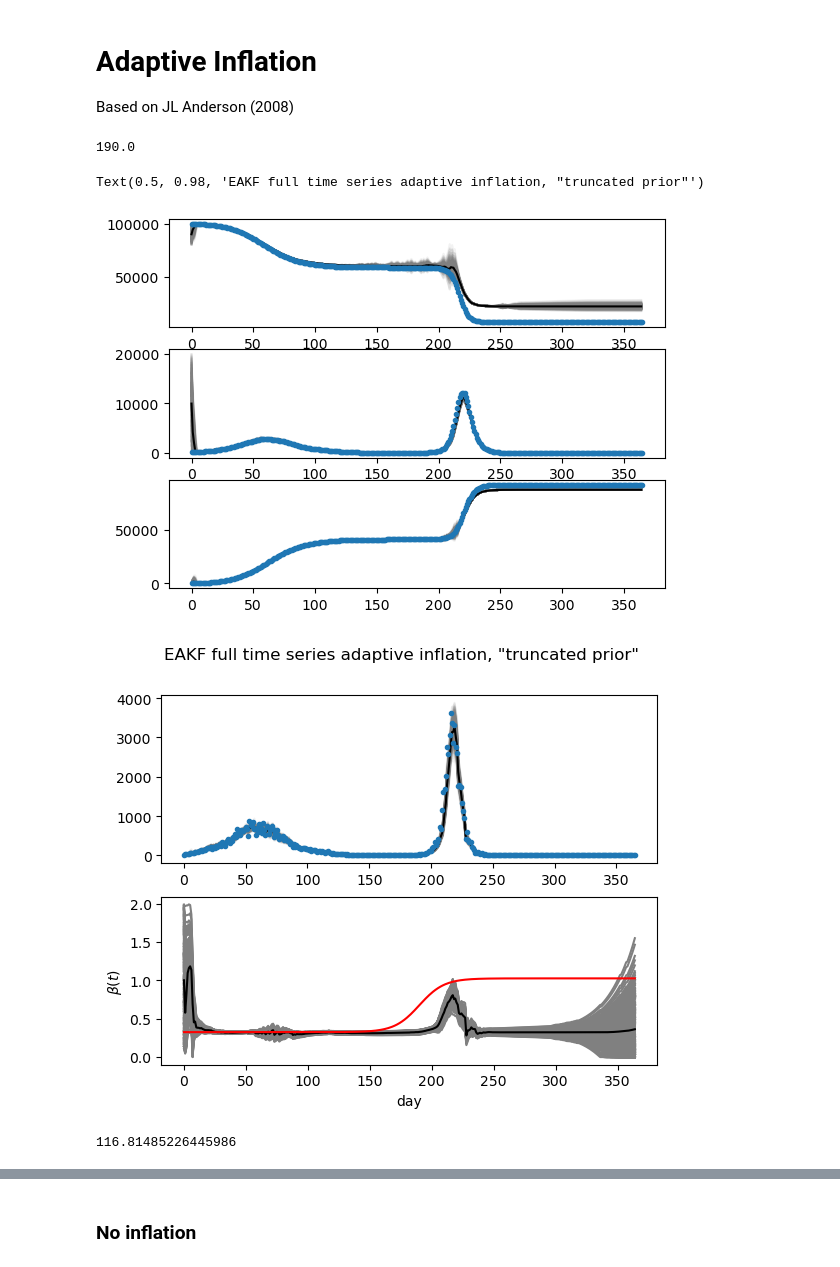
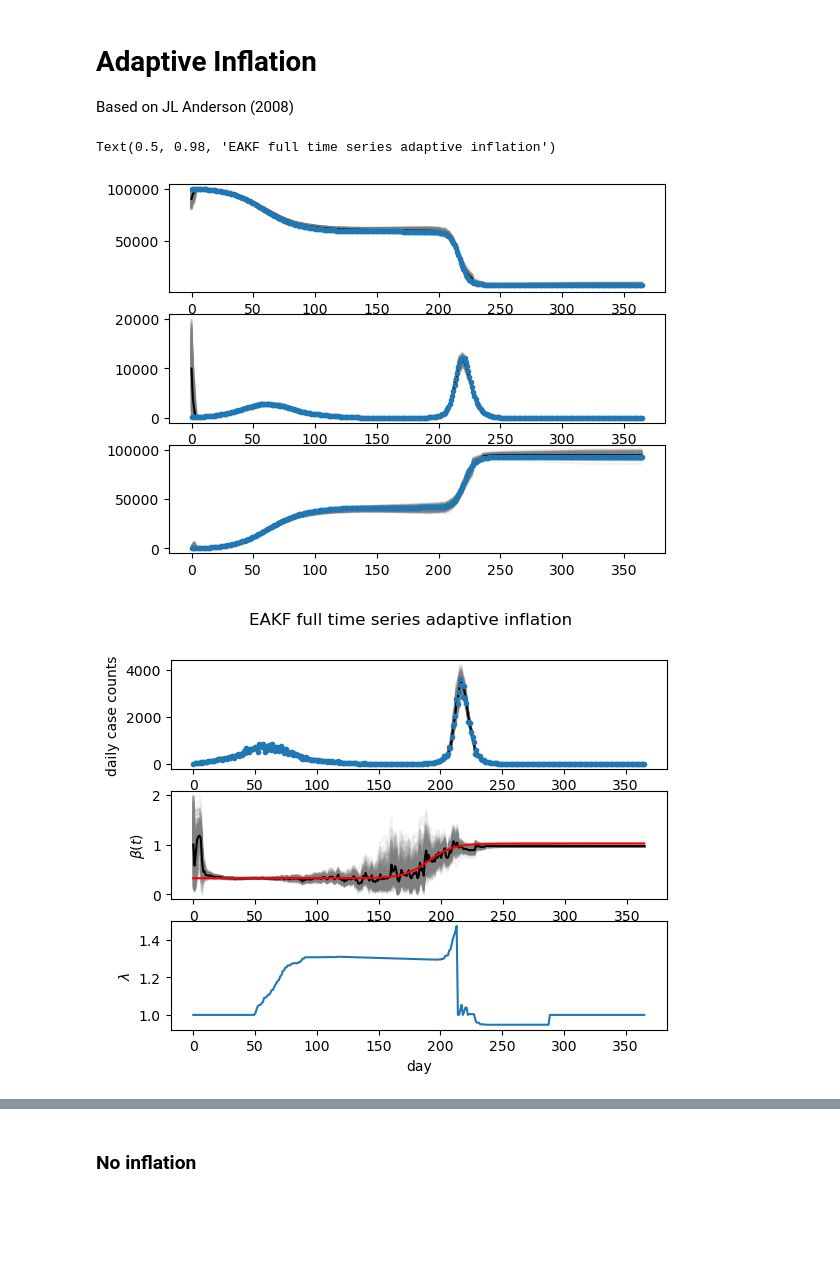
Before and after one commit to hwunrow/epykalman, a Jupyter notebook: sandbox/adaptive_inflation.ipynb, the cells around one changed output, grey strips where cells are left out. Saved outputs shown, nothing was run; the diff lists cells and outputs as text; code cells hidden in the pictures; blank space fills up the shorter version.

```diff
--- a/sandbox/adaptive_inflation.ipynb
+++ b/sandbox/adaptive_inflation.ipynb
@@ -99,13 +71,0 @@ len(good_param_df)
-# %%
-tol = 1
-good_idx = []
-for i in tqdm(range(len(good_param_df))):
-    rt0 = good_param_df.iloc[i]['rt_0']
-    rt1 = good_param_df.iloc[i]['rt_1']
-    m = good_param_df.iloc[i]['midpoint']
-    k = good_param_df.iloc[i]['k']
-    d = simulate_data.simulate_data(rt_0 = rt0, rt_1 = rt1, midpoint=m, k=k, n_t = 365, t_I = 4., N = 100_000, S0 = 99_900, I0 = 100, run_deterministic=True)
-    idx, = np.where(np.diff(np.sign(np.diff(d.i_true))) == -2)
-    if np.any([np.diff(d.i_true[id-1:id+1]) < tol for id in idx]):
-        continue
-    good_idx.append(i)
@@ -138,9 +71,0 @@ better_param_df.head()
-# %%
-example_id = good_idx[400]
-rt0 = good_param_df.iloc[example_id]['rt_0']
-rt1 = good_param_df.iloc[example_id]['rt_1']
-m = good_param_df.iloc[example_id]['midpoint']
-k = good_param_df.iloc[example_id]['k']
-d = simulate_data.simulate_data(rt_0 = rt0, rt_1 = rt1, midpoint=m, k=k, n_t = 365, t_I = 4., N = 100_000, S0 = 99_900, I0 = 100, add_noise=True, noise_param=1/50)
-
-d.plot_all()
@@ -357,7 +237,7 @@ def reprobe(x, prior, m):
 
     return x_probed
 # %%
-def eakf(x, y, z, oev, m=300):
+def eakf(x, y, z, oev, m=3000):
     """
     Args:
         x: latenet state rv or latent parameter rv
@@ -415,10 +295,6 @@ prior = {
         # }
     },
 }
-# %%
-data.midpoint
-# %% [output]
-190.0
 # %%
 from tqdm import tqdm
 
@@ -429,6 +305,8 @@ alpha_list = []
 
 m = 300
 turn_off = False
+
+lam = lam_S = lam_I = lam_R = lam_i = 1.01
 
 for t, date in enumerate(range(data.n_t)):
     if t == 0:
@@ -441,7 +319,7 @@ for t, date in enumerate(range(data.n_t)):
 
         oev = np.maximum(10, z**2/50)
         if t > 50:
-            lam = _adaptive_inflation(θ.beta, y, z, oev)
+            lam = _adaptive_inflation(θ.beta, y, z, oev, lambar_prior=lam)
             lam_S = _adaptive_inflation(x.S, y, z, oev)
             lam_I = _adaptive_inflation(x.I, y, z, oev)
             lam_R = _adaptive_inflation(x.R, y, z, oev)
@@ -455,7 +333,7 @@ for t, date in enumerate(range(data.n_t)):
             #         lam_R = 1.
             #         lam_i = 1.
             if np.isnan(lam):
-                lam = 1.05
+                lam = 1.
             if np.isnan(lam_S):
                 lam_S = 1.
             if np.isnan(lam_I):
@@ -509,30 +387,36 @@ for t, date in enumerate(range(data.n_t)):
 # %%
 fig, ax = plt.subplots(3)
 ax[0].plot([x.S for x in x_list], color='gray', alpha=0.1)
 ax[0].plot(np.mean([x.S for x in x_list], axis=1), color='black')
 ax[0].plot(data.S, '.')
 
 ax[1].plot([x.I for x in x_list], color='gray', alpha=0.1)
 ax[1].plot(np.mean([x.I for x in x_list], axis=1), color='black')
 ax[1].plot(data.I, '.')
 
 ax[2].plot([x.R for x in x_list], color='gray', alpha=0.1)
 ax[2].plot(np.mean([x.R for x in x_list], axis=1), color='black')
 ax[2].plot(data.R, '.')
 
-fig, ax = plt.subplots(2)
+fig, ax = plt.subplots(3)
 ax[0].plot([x.i for x in x_list], color='gray', alpha=0.1)
 ax[0].plot(np.mean([x.i for x in x_list], axis=1), color='black')
 ax[0].plot(data.i, '.')
+ax[0].set_ylabel('daily case counts')
 
-ax[1].plot([θ.beta for θ in θ_list], color="gray")
+ax[1].plot([θ.beta for θ in θ_list], color="gray", alpha=0.1)
 ax[1].plot(np.mean([θ.beta for θ in θ_list], axis=1), color="black")
 ax[1].plot(beta, color="red")
 ax[1].set_xlabel('day')
 ax[1].set_ylabel(r'$\beta(t)$')
 
-fig.suptitle('EAKF full time series adaptive inflation, "truncated prior"')
+ax[2].plot(np.linspace(0,365,364), np.append(np.ones(50), lam_list))
+ax[2].set_xlabel("day")
+ax[2].set_ylabel(r"$\lambda$")
+
+# fig.suptitle('EAKF full time series adaptive inflation, "truncated prior"')
+fig.suptitle('EAKF full time series adaptive inflation')
 # %% [output]
-Text(0.5, 0.98, 'EAKF full time series adaptive inflation, "truncated prior"')
+Text(0.5, 0.98, 'EAKF full time series adaptive inflation')
-[figure, old version]
+[figure, new version]
-[figure, old version]
+[figure, new version]
@@ -543,8 +423,3 @@ Text(0.5, 0.98, 'EAKF full time series adaptive inflation, "truncated prior"')
-# %%
-predictions = np.mean([x.i for x in x_list], axis=1)
-np.sqrt(((predictions - data.i[:-1]) ** 2).mean())
-# %% [output]
-116.81485226445986
 # %%
 def free_sim(beta):
     S = np.array([data.S0 * np.ones(300)])
```
Also changed, not shown: parts of 34 cells of this notebook, 3 other files.
